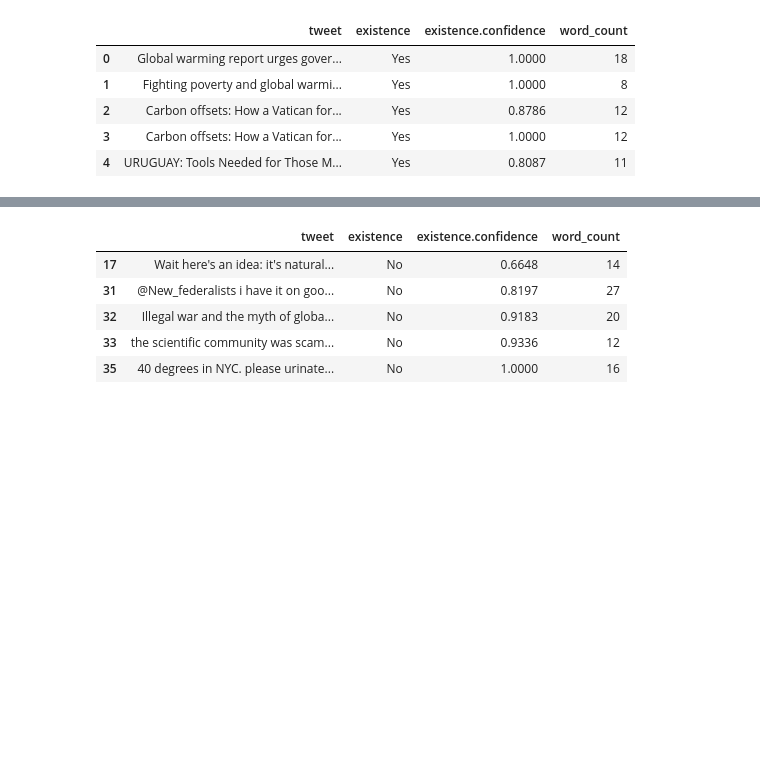
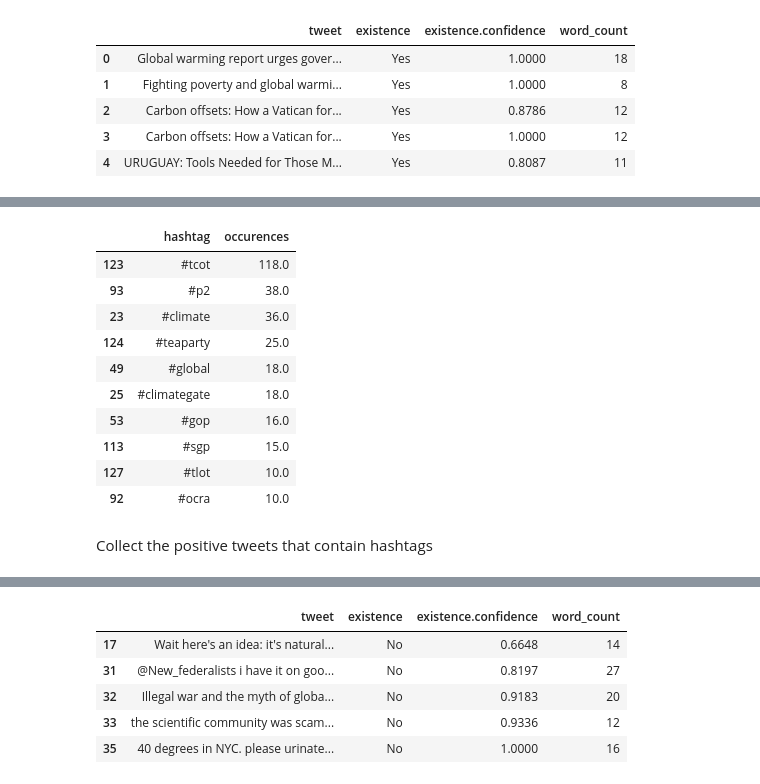
Before and after one commit to sqiprasanna/climate_change_tweets_sentiment_analysis, a Jupyter notebook: code/SVG_code.ipynb, the cells around one changed output, grey strips where cells are left out. Saved outputs shown, nothing was run; the diff lists cells and outputs as text; code cells hidden in the pictures; blank space fills up the shorter version.

```diff
--- a/code/SVG_code.ipynb
+++ b/code/SVG_code.ipynb
@@ -247,3 +271,24 @@ pos_tweets.head()
+# %%
+
+data_neg=data[data['existence']=='No']
+hashtags = data_neg["tweet"].apply(lambda x: pd.value_counts(re.findall('(#\w+)', x.lower() ))).sum(axis=0).to_frame().reset_index().sort_values(by=0,ascending=False)
+hashtags.columns = ['hashtag','occurences']
+# %%
+hashtags.head(10)
+# %% [output]
+|  | hashtag | occurences |
+| 123 | #tcot | 118.0 |
+| 93 | #p2 | 38.0 |
+| 23 | #climate | 36.0 |
+| 124 | #teaparty | 25.0 |
+| 49 | #global | 18.0 |
+| 25 | #climategate | 18.0 |
+| 53 | #gop | 16.0 |
+| 113 | #sgp | 15.0 |
+| 127 | #tlot | 10.0 |
+| 92 | #ocra | 10.0 |
+# %% [markdown]
+Collect the positive tweets that contain hashtags
 # %%
 pre_tweet_pos,pos_hash_tweets,pos_urls_tweets,pos_mentions_tweets=preprocess(pos_tweets.tweet)
 # %%
```
Also changed, not shown: parts of 24 cells of this notebook.
